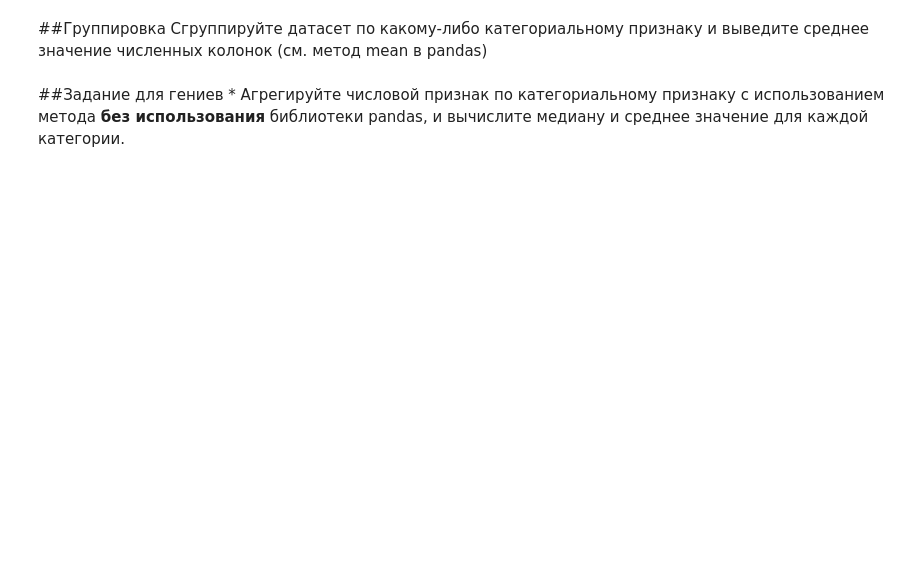
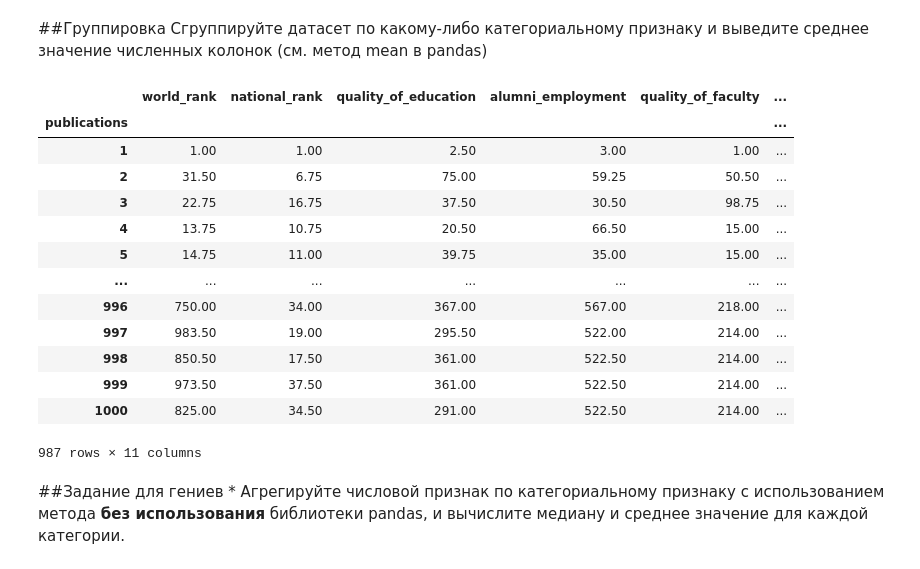
Before and after one commit to chashcha/machine-learning, a Jupyter notebook: Задание_1_ch.ipynb, the cells around one changed output. Drawn from its saved outputs; the diff is of its cells as text; code cells hidden in the pictures; blank space fills up the shorter version.

```diff
--- a/Задание_1_ch.ipynb
+++ b/Задание_1_ch.ipynb
@@ -152,7 +182,22 @@ df[df["world_rank"] <= 10]
 Сгруппируйте датасет по какому-либо категориальному признаку и выведите среднее значение численных колонок (см. метод mean в pandas)
 # %%
 #Группировка
-df.groupby(["Series"]).count()
+df.groupby(["publications"]).mean(numeric_only=True)
+# %% [output]
+|  | world_rank | national_rank | quality_of_education | alumni_employment | quality_of_faculty | ... |
+| publications |  |  |  |  |  | ... |
+| 1 | 1.00 | 1.00 | 2.50 | 3.00 | 1.00 | ... |
+| 2 | 31.50 | 6.75 | 75.00 | 59.25 | 50.50 | ... |
+| 3 | 22.75 | 16.75 | 37.50 | 30.50 | 98.75 | ... |
+| 4 | 13.75 | 10.75 | 20.50 | 66.50 | 15.00 | ... |
+| 5 | 14.75 | 11.00 | 39.75 | 35.00 | 15.00 | ... |
+| ... | ... | ... | ... | ... | ... | ... |
+| 996 | 750.00 | 34.00 | 367.00 | 567.00 | 218.00 | ... |
+| 997 | 983.50 | 19.00 | 295.50 | 522.00 | 214.00 | ... |
+| 998 | 850.50 | 17.50 | 361.00 | 522.50 | 214.00 | ... |
+| 999 | 973.50 | 37.50 | 361.00 | 522.50 | 214.00 | ... |
+| 1000 | 825.00 | 34.50 | 291.00 | 522.50 | 214.00 | ... |
+987 rows × 11 columns
 # %% [markdown]
 ##Задание для гениев *
 Агрегируйте числовой признак по категориальному признаку с использованием метода **без использования** библиотеки pandas, и вычислите медиану и среднее значение для каждой категории.
```
Also changed, not shown: parts of 2 cells of this notebook.
